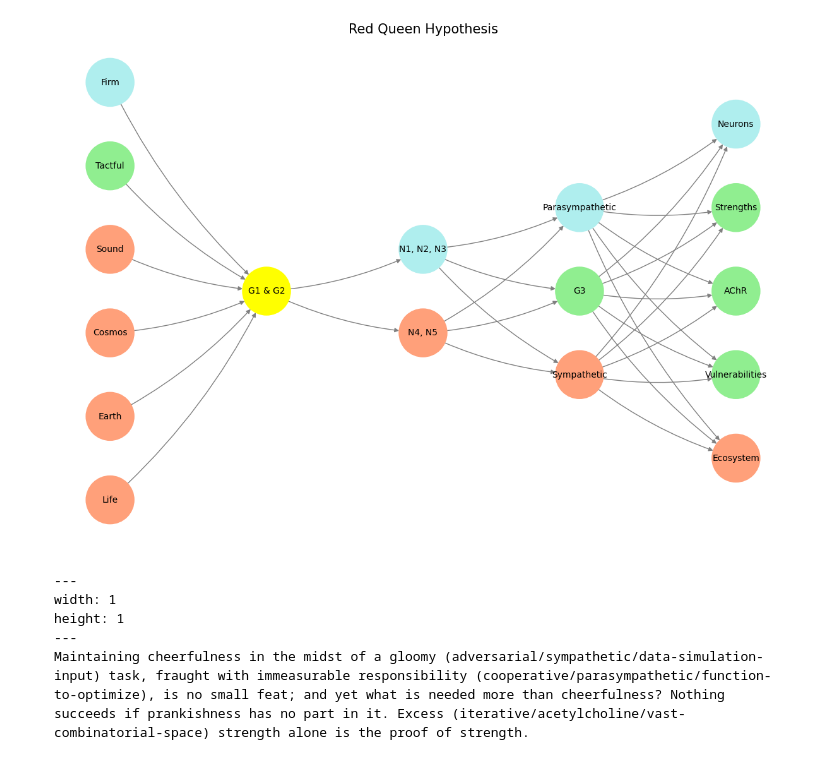
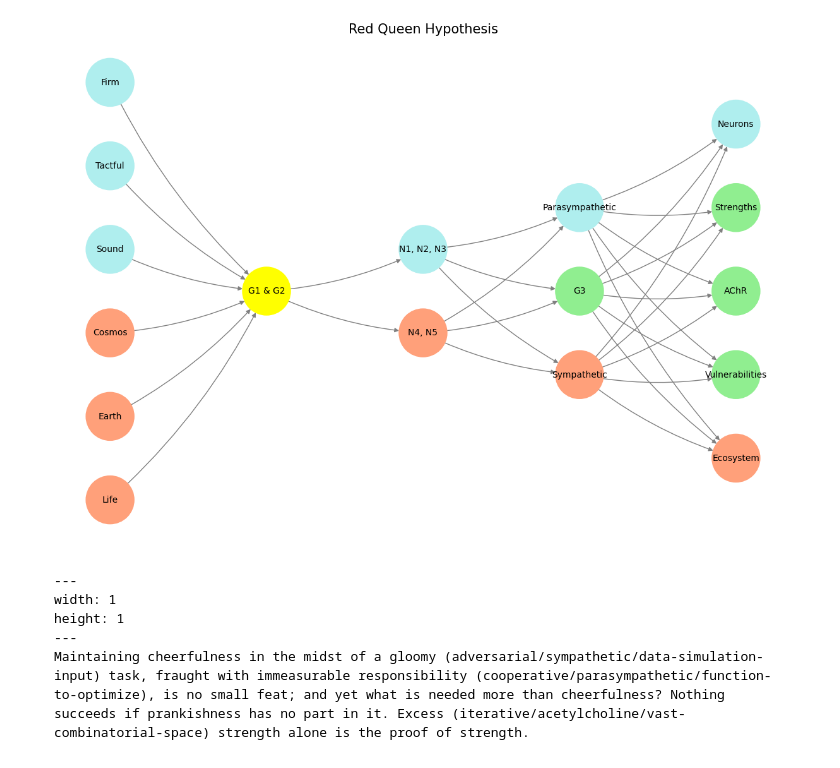
Before and after one commit to abikesa/aficionado, a Jupyter notebook: kitabo/ensi/_build/jupyter_execute/act3/part2/part2_2.ipynb, the cells around one changed output. Cells and saved outputs as stored; diff of their text form; code cells hidden in the pictures.

````diff
--- a/kitabo/ensi/_build/jupyter_execute/act3/part2/part2_2.ipynb
+++ b/kitabo/ensi/_build/jupyter_execute/act3/part2/part2_2.ipynb
@@ -5,34 +34,32 @@ import numpy as np
 import matplotlib.pyplot as plt
 import networkx as nx
 
-# Define the neural network structure
+# Define the neural network structure; modified to align with "Aprés Moi, Le Déluge" (i.e. Je suis AlexNet)
 def define_layers():
     return {
-        'Pre-Input': ['Life', 'Earth', 'Cosmos', 'Sound', 'Tactful', 'Firm'],
-        'Yellowstone': ['G1 & G2'],
-        'Input': ['N4, N5', 'N1, N2, N3'],
-        'Hidden': ['Sympathetic', 'G3', 'Parasympathetic'],
-        'Output': ['Ecosystem', 'Vulnerabilities', 'AChR', 'Strengths', 'Neurons']
+        'Pre-Input/CudAlexnet': ['Life', 'Earth', 'Cosmos', 'Sound', 'Tactful', 'Firm'], # CUDA & AlexNet
+        'Yellowstone/SensoryAI': ['G1 & G2'], # Perception AI
+        'Input/AgenticAI': ['N4, N5', 'N1, N2, N3'], # Agentic AI "Test-Time Scaling" (as opposed to Pre-Trained -Data Scaling & Post-Trained -RLHF)
+        'Hidden/GenerativeAI': ['Sympathetic', 'G3', 'Parasympathetic'], # Generative AI (Plan/Cooperative/Monumental, Tool Use/Iterative/Antiquarian, Critique/Adversarial/Critical)
+        'Output/PhysicalAI': ['Ecosystem', 'Vulnerabilities', 'AChR', 'Strengths', 'Neurons'] # Physical AI (Calculator, Web Search, SQL Search, Generate Podcast)
     }
 
 # Assign colors to nodes
 def assign_colors(node, layer):
-    if node == 'G1 & G2':
+    if node == 'G1 & G2': ## Cranial Nerve Ganglia & Dorsal Root Ganglia
         return 'yellow'
-    if layer == 'Pre-Input' and node in ['Tactful']:
-        return 'lightgreen'
-    if layer == 'Pre-Input' and node in ['Firm']:
+    if layer == 'Pre-Input/CudAlexnet' and node in ['Sound', 'Tactful', 'Firm']:
         return 'paleturquoise'
-    elif layer == 'Input' and node == 'N1, N2, N3':
+    elif layer == 'Input/AgenticAI' and node == 'N1, N2, N3': # Basal Ganglia, Thalamus, Hypothalamus; N4, N5: Brainstem, Cerebellum
         return 'paleturquoise'
-    elif layer == 'Hidden':
+    elif layer == 'Hidden/GenerativeAI':
         if node == 'Parasympathetic':
             return 'paleturquoise'
-        elif node == 'G3':
+        elif node == 'G3': # Autonomic Ganglia (ACh)
             return 'lightgreen'
         elif node == 'Sympathetic':
             return 'lightsalmon'
-    elif layer == 'Output':
+    elif layer == 'Output/PhysicalAI':
         if node == 'Neurons':
             return 'paleturquoise'
         elif node in ['Strengths', 'AChR', 'Vulnerabilities']:
@@ -56,35 +83,79 @@ def visualize_nn():
     center_x = 0  # Align nodes horizontally
 
     # Add nodes and assign positions
     for i, (layer_name, nodes) in enumerate(layers.items()):
         y_positions = calculate_positions(nodes, center_x, offset=-len(layers) + i + 1)
         for node, position in zip(nodes, y_positions):
             G.add_node(node, layer=layer_name)
             pos[node] = position
             node_colors.append(assign_colors(node, layer_name))
 
     # Add edges (without weights)
     for layer_pair in [
-        ('Pre-Input', 'Yellowstone'), ('Yellowstone', 'Input'), ('Input', 'Hidden'), ('Hidden', 'Output')
+        ('Pre-Input/CudAlexnet', 'Yellowstone/SensoryAI'), ('Yellowstone/SensoryAI', 'Input/AgenticAI'), ('Input/AgenticAI', 'Hidden/GenerativeAI'), ('Hidden/GenerativeAI', 'Output/PhysicalAI')
     ]:
         source_layer, target_layer = layer_pair
         for source in layers[source_layer]:
             for target in layers[target_layer]:
                 G.add_edge(source, target)
 
     # Draw the graph
     plt.figure(figsize=(12, 8))
     nx.draw(
         G, pos, with_labels=True, node_color=node_colors, edge_color='gray',
         node_size=3000, font_size=10, connectionstyle="arc3,rad=0.1"
     )
     plt.title("Red Queen Hypothesis", fontsize=15)
     plt.show()
 
 # Run the visualization
 visualize_nn()
+
+# Apocalypse Now: Case Study of  Firmness (Ends), Soundness (Means/Temperament) and Tact (Justification)(Social Rules) vs. Cosmos (Ends), Earth (Means/Temperament), and Life (Justification)(Natural Rules)
+essay_text = """
+**Take Three: Soundness, Firmness, and Tact in *Apocalypse Now***
+
+The opening act of *Apocalypse Now* is a study in layered interrogations—of the characters, their motives, and the very fabric of morality in war. Through your framework of **soundness (means), firmness (ends), and tact (critical justification of means to ends)**, the interrogation scene with Captain Willard becomes a microcosm of the film’s deeper philosophical tensions. This triadic lens—rooted in Nietzsche’s critique of history and sociological notions of trust and justification—illuminates *Apocalypse Now* as a meditation on the precarious balance between action and justification in the chaos of war.
+
+### Soundness: Trust in Means
+
+Soundness in the interrogation scene is crucial. When Willard is questioned about his ties to the CIA and prior assassinations, his response is impeccably crafted: "I’m unaware of any such activity, and even if I were, I would not be in a position to discuss it." This answer epitomizes the soundness of means—it is measured, truthful in its vagueness, and perfectly aligned with the expectations of his interrogators.
+
+The brilliance of this response lies in its function: it establishes Willard’s credibility not by offering transparency but by adhering to a code of conduct that transcends individual missions. His soundness is not just a matter of skill but of principle—he operates within a framework where trust is built on an unspoken agreement to execute orders without betraying the system.
+
+This soundness justifies his selection for the mission to terminate Colonel Kurtz. The interrogators trust that Willard, having demonstrated his adherence to the system’s means, will apply the same precision and discretion to this task. The scene underscores how soundness—when aligned with institutional expectations—becomes the foundation for action, even when the ends remain murky or morally ambiguous.
+
+### Firmness: Monumental Ends
+
+The ends of Willard’s mission, as articulated by his superiors, are monumental: the restoration of order and the eradication of chaos embodied by Kurtz. Kurtz’s actions are framed as a betrayal of military ideals—a descent into madness that threatens the stability of the system.
+
+Yet, the firmness of these ends is tenuous. Kurtz himself represents a monumental figure, a Nietzschean Übermensch who has transcended conventional morality to create his own order. The military’s insistence on his assassination reflects a fear of his monumental ideals, which challenge the rigidity of the system’s authority.
+
+The tension between Willard and Kurtz becomes a clash of monumental histories: the institutional ideal of control versus the individual’s pursuit of transcendence. Willard’s journey up the river mirrors his gradual confrontation with the fragility of firmness. As he encounters the absurdity and brutality of the war, the monumental ends he has been tasked to uphold seem increasingly hollow.
+
+### Tact: Justifying Means to Ends
+
+Tact in this framework becomes the critical interrogation of whether the means are justifiable to the ends. In Willard’s case, his tact lies not only in his measured response during the interrogation but in his evolving understanding of his mission. Initially, he accepts the justification for Kurtz’s termination without question. The means—violence, secrecy, and unwavering obedience—are presumed sound because they serve the monumental ends of restoring order.
+
+However, as the narrative unfolds, tact emerges as a contested space. Willard’s encounters with the surreal and grotesque—surfing soldiers, the nihilism at Do Lung Bridge, and the ritualistic fervor of Kurtz’s compound—force him to question the coherence of the mission’s justification. His ultimate decision to kill Kurtz is an act of tact in its purest form: a recognition that the means and ends have become indistinguishable in their ambiguity.
+
+Coppola’s cinematic tact reinforces this ethical tension. The film’s deliberate pacing and fragmented structure invite the viewer to inhabit the same disorienting moral landscape as Willard. The climactic confrontation with Kurtz, where Willard assumes the role of both executioner and disciple, encapsulates this ambiguity. By enacting the very means he has come to question, Willard embodies the paradox of tact: the necessity of critical justification even in the absence of clear answers.
+
+### Interrogation as the Basis of War
+
+The interrogation scene thus serves as a thematic cornerstone for the film. It establishes soundness as the foundation of trust, firmness as the driving ideal, and tact as the critical bridge between the two. This triadic structure is not merely a tool for understanding Willard’s mission but a lens for examining the broader dynamics of war. The scene’s focus on trust, secrecy, and justification reflects the perpetual negotiation between means and ends that defines human conflict.
+
+### Conclusion: Nietzschean and Oxfordian Intersections
+
+Through your lens of soundness, firmness, and tact, *Apocalypse Now* emerges as a profound exploration of the tensions between history, morality, and action. The interrogation scene, with its subtle interplay of trust and justification, encapsulates these tensions on a microcosmic scale. As the narrative expands, these themes resonate across the film’s broader tapestry, revealing the fragility of monumental ends when divorced from sound means and critical tact.
+
+Coppola’s masterpiece does not offer definitive answers. Instead, it invites us to dwell in the ambiguity, to question the justifiability of our actions, and to confront the disquieting intersections of soundness, firmness, and tact that define the human condition.
+"""
+
+# Print the essay to verify the content
+# print(essay_text)
 # %% [output]
-[figure, old version]
+[figure, new version]
 # %% [markdown]
 ```{figure} ../../figures/blanche.*
 ---
````
Also changed, not shown: parts of 2 cells of this notebook, 4 other files.
